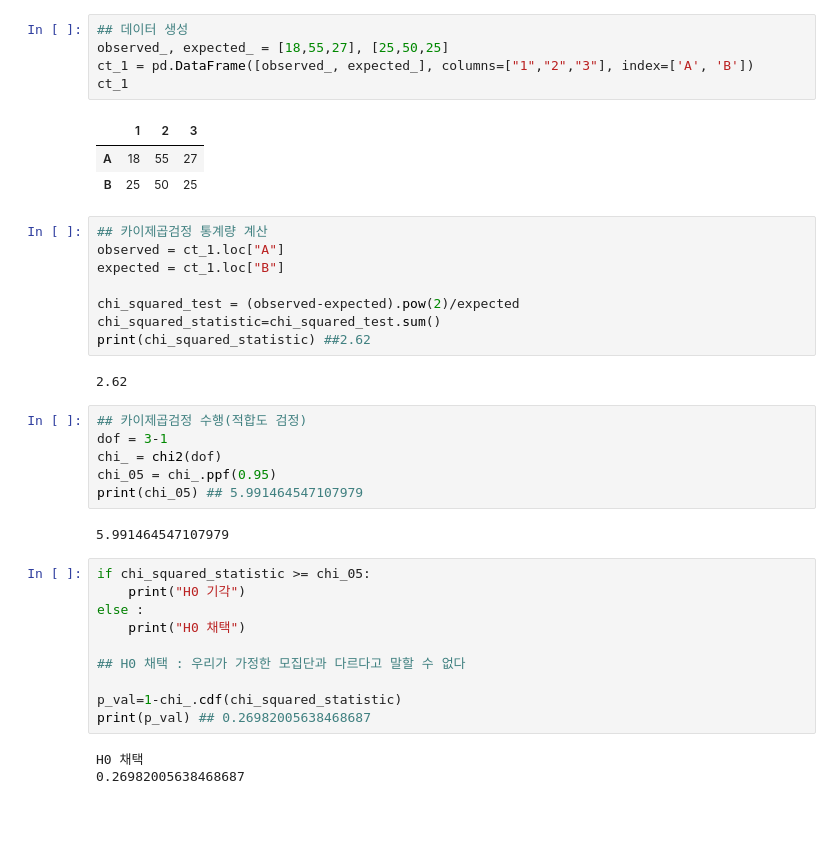
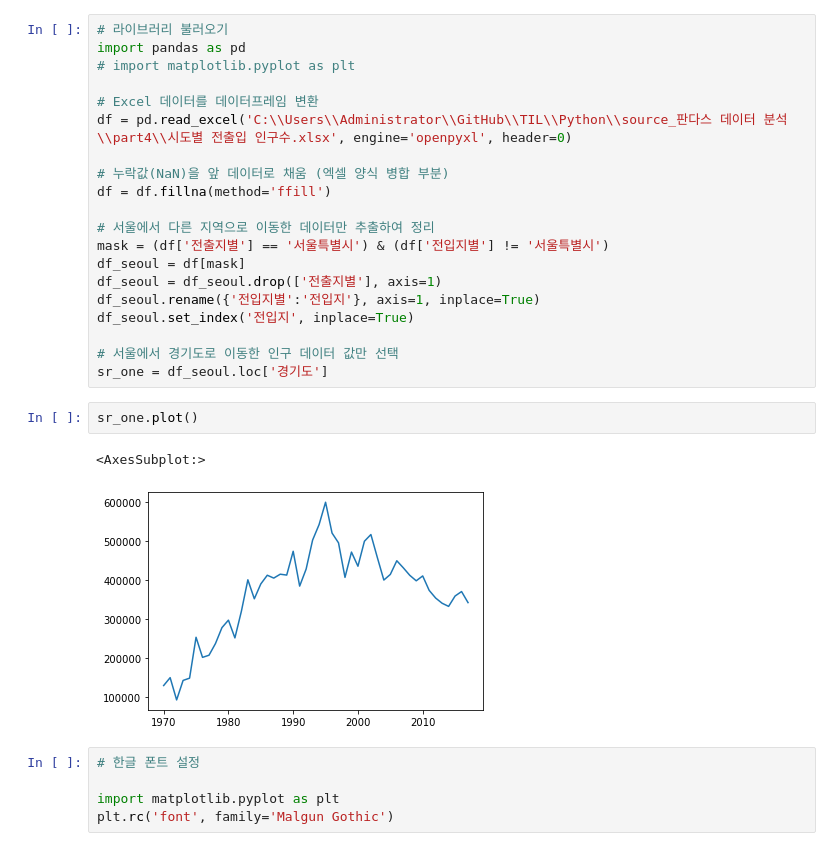
Before and after one commit to anjuiswhat/TIL, a Jupyter notebook: Python/test.ipynb, the cells around one changed output. Cells and saved outputs as stored; diff of their text form; blank space fills up the shorter version.

```diff
--- a/Python/test.ipynb
+++ b/Python/test.ipynb
@@ -188,40 +1,30 @@ import pandas as pd
-# %%
-## 데이터 생성
-observed_, expected_ = [18,55,27], [25,50,25]
-ct_1 = pd.DataFrame([observed_, expected_], columns=["1","2","3"], index=['A', 'B'])
-ct_1
-# %% [output]
-|  | 1 | 2 | 3 |
-| A | 18 | 55 | 27 |
-| B | 25 | 50 | 25 |
-# %%
-## 카이제곱검정 통계량 계산
-observed = ct_1.loc["A"]
-expected = ct_1.loc["B"]
-
-chi_squared_test = (observed-expected).pow(2)/expected
-chi_squared_statistic=chi_squared_test.sum()
-print(chi_squared_statistic) ##2.62
-# %% [output]
-2.62
-# %%
-## 카이제곱검정 수행(적합도 검정)
-dof = 3-1
-chi_ = chi2(dof)
-chi_05 = chi_.ppf(0.95)
-print(chi_05) ## 5.991464547107979
-# %% [output]
-5.991464547107979
-# %%
-if chi_squared_statistic >= chi_05:
-    print("H0 기각")
-else :
-    print("H0 채택")
-
-## H0 채택 : 우리가 가정한 모집단과 다르다고 말할 수 없다
-
-p_val=1-chi_.cdf(chi_squared_statistic)
-print(p_val) ## 0.26982005638468687
-# %% [output]
-H0 채택
-0.26982005638468687
+# %%
+# 라이브러리 불러오기
+import pandas as pd
+# import matplotlib.pyplot as plt
+
+# Excel 데이터를 데이터프레임 변환
+df = pd.read_excel('C:\\Users\\Administrator\\GitHub\\TIL\\Python\\source_판다스 데이터 분석\\part4\\시도별 전출입 인구수.xlsx', engine='openpyxl', header=0)
+
+# 누락값(NaN)을 앞 데이터로 채움 (엑셀 양식 병합 부분)
+df = df.fillna(method='ffill')
+
+# 서울에서 다른 지역으로 이동한 데이터만 추출하여 정리
+mask = (df['전출지별'] == '서울특별시') & (df['전입지별'] != '서울특별시')
+df_seoul = df[mask]
+df_seoul = df_seoul.drop(['전출지별'], axis=1)
+df_seoul.rename({'전입지별':'전입지'}, axis=1, inplace=True)
+df_seoul.set_index('전입지', inplace=True)
+
+# 서울에서 경기도로 이동한 인구 데이터 값만 선택
+sr_one = df_seoul.loc['경기도']
+# %%
+sr_one.plot()
+# %% [output]
+<AxesSubplot:>
+[figure, added]
+# %%
+# 한글 폰트 설정
+
+import matplotlib.pyplot as plt
+plt.rc('font', family='Malgun Gothic')
```
Also changed, not shown: parts of 26 cells of this notebook.
